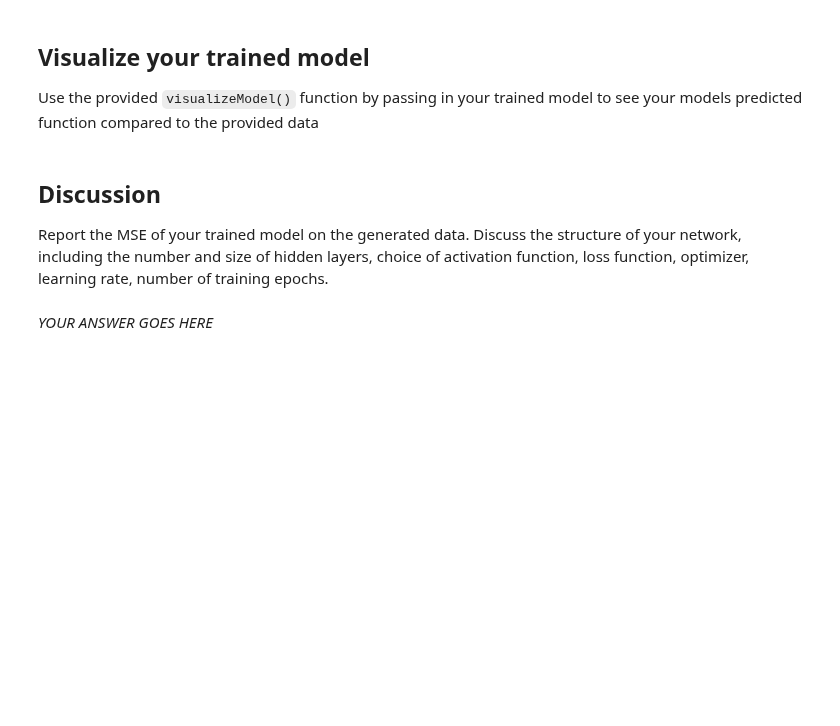
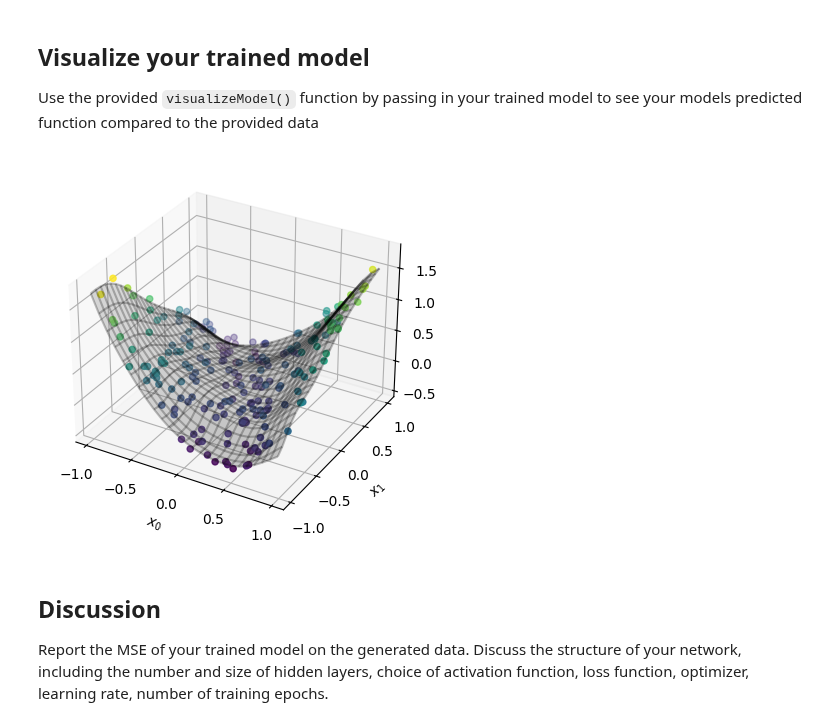
Before and after one commit to zsqu4re/ML-for-engineers, a Jupyter notebook: HW7/M7-HW1.ipynb, the cells around one changed output. Saved outputs shown, nothing was run; the diff lists cells and outputs as text; code cells hidden in the pictures; blank space fills up the shorter version.

```diff
--- a/HW7/M7-HW1.ipynb
+++ b/HW7/M7-HW1.ipynb
@@ -70,8 +151,10 @@ Choice of structure and training parameters are entirely up to you, however you
 Use the provided `visualizeModel()` function by passing in your trained model to see your models predicted function compared to the provided data
 # %%
 # YOUR CODE GOES HERE
+
+visualizeModel(model)
+# %% [output]
+[figure, added]
 # %% [markdown]
 ## Discussion
 Report the MSE of your trained model on the generated data. Discuss the structure of your network, including the number and size of hidden layers, choice of activation function, loss function, optimizer, learning rate, number of training epochs.
-# %% [markdown]
-*YOUR ANSWER GOES HERE*
```
Also changed, not shown: parts of 7 cells of this notebook, 3 other files.
